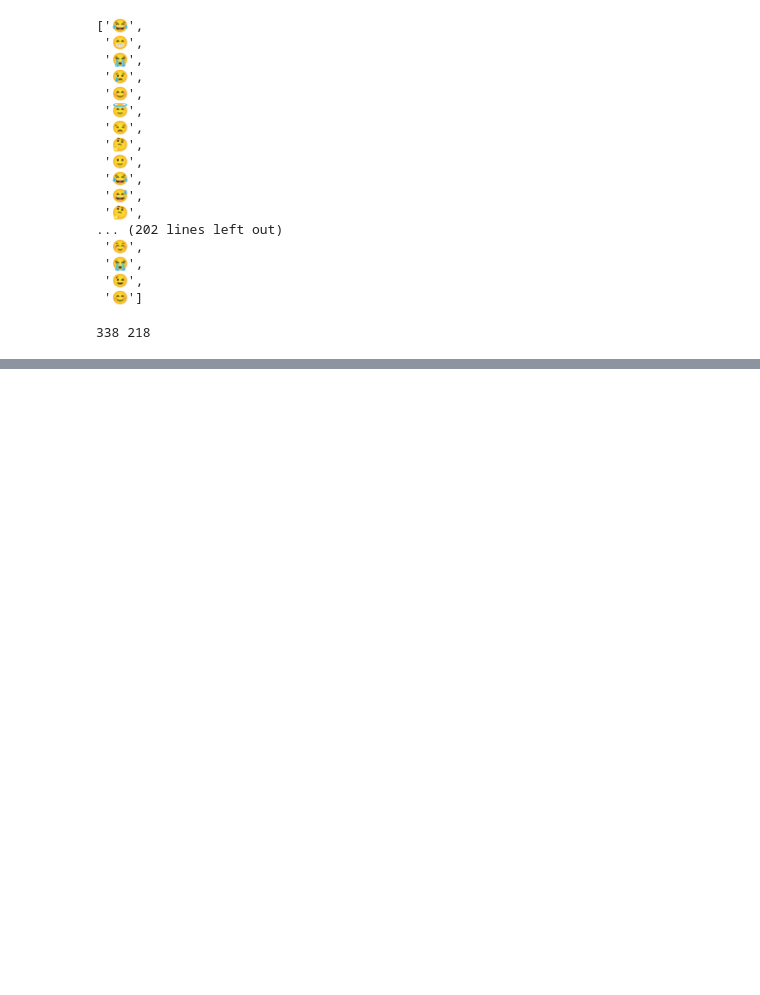
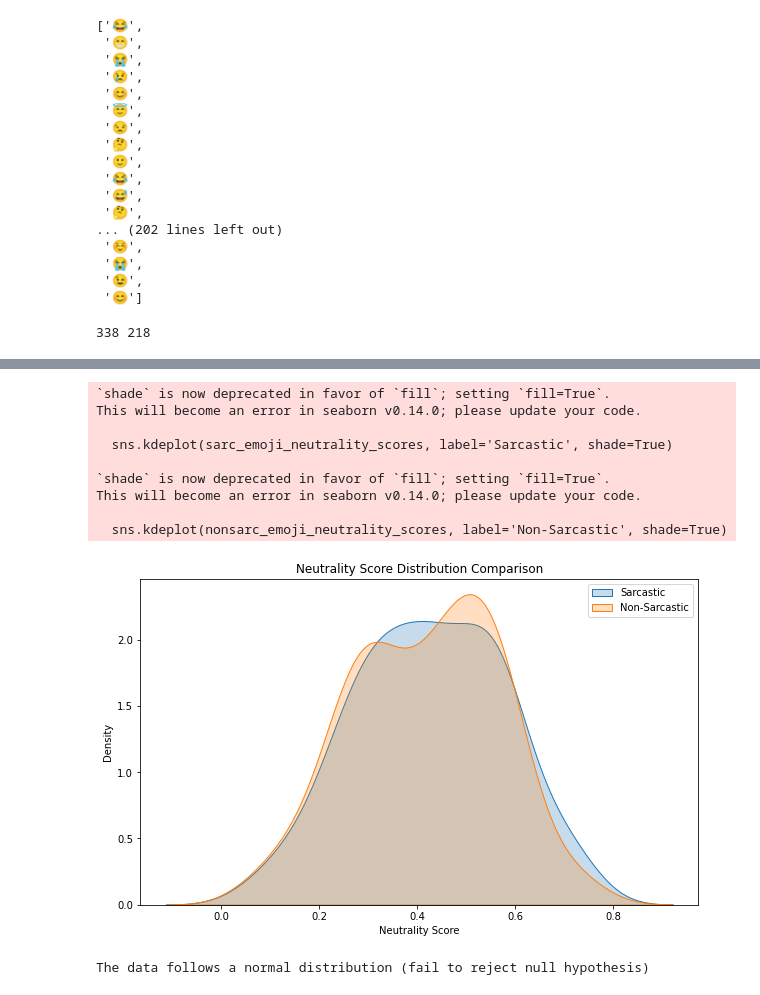
Before and after one commit to sba22224/Capstone_SBA22224, a Jupyter notebook: Code_Notebooks/Survey Data Processing.ipynb, the cells around one changed output, grey strips where cells are left out. Cells and saved outputs as stored; diff of their text form; code cells hidden in the pictures; blank space fills up the shorter version.

```diff
--- a/Code_Notebooks/Survey Data Processing.ipynb
+++ b/Code_Notebooks/Survey Data Processing.ipynb
@@ -1239,0 +1608,18 @@ print(len(sarc_emojis_list), len(nonsarc_emojis_list))
+# %%
+#Check the average pred_neut for each emotion in the list- non sarcastic
+
+#Create an empty list
+nonsarc_emoji_neutrality = {}
+
+#Find the relevant information for each emoji in the list in the df
+for emoji in nonsarc_emojis_list:
+    emoji_row = emotion_info[emotion_info['emoji'] == emoji]
+
+    #If the emoji is found get the sentiment score from the row
+    if not emoji_row.empty:
+        neutrality_score = emoji_row.iloc[0]['pred_neut']
+        nonsarc_emoji_neutrality[emoji] = neutrality_score
+
+#Check the dictionary
+for emoji, neutrality_score in nonsarc_emoji_neutrality.items():
+    print(f"Emoji: {emoji}, Neutrality Score: {neutrality_score:.5f}")
@@ -1239,0 +1644,51 @@ print(len(sarc_emojis_list), len(nonsarc_emojis_list))
+# %%
+#Use KDE plots to compare
+
+#Define plot size
+plt.figure(figsize=(10, 6))
+
+# Convert sentiment score dictionaries to lists
+sarc_emoji_neutrality_scores = list(sarc_emoji_neutrality.values())
+nonsarc_emoji_neutrality_scores = list(nonsarc_emoji_neutrality.values())
+
+#Define plot content
+sns.kdeplot(sarc_emoji_neutrality_scores, label='Sarcastic', shade=True)
+sns.kdeplot(nonsarc_emoji_neutrality_scores, label='Non-Sarcastic', shade=True)
+
+#Set axis labels, plot title and add a legend
+plt.title('Neutrality Score Distribution Comparison')
+plt.xlabel('Neutrality Score')
+plt.ylabel('Density')
+plt.legend()
+
+#Show the plot
+plt.show()
+# %% [output]
+`shade` is now deprecated in favor of `fill`; setting `fill=True`.
+This will become an error in seaborn v0.14.0; please update your code.
+
+  sns.kdeplot(sarc_emoji_neutrality_scores, label='Sarcastic', shade=True)
+
+`shade` is now deprecated in favor of `fill`; setting `fill=True`.
+This will become an error in seaborn v0.14.0; please update your code.
+
+  sns.kdeplot(nonsarc_emoji_neutrality_scores, label='Non-Sarcastic', shade=True)
+[figure, added]
+# %%
+#Determine if there is statistical significance between the means
+
+#First determine if parametric/non-parametric tests are suitable
+
+#Check if the average emojis is normally distributed using the shapiro wilk test
+
+#Perform shapiro wilk test
+statistic, p_value = shapiro(sarc_emoji_neutrality_scores)
+
+#Check the p-value to determine if the data follows a normal distribution
+alpha = 0.05
+if p_value > alpha:
+    print("The data follows a normal distribution (fail to reject null hypothesis)")
+else:
+    print("The data does not follow a normal distribution (reject null hypothesis)")
+# %% [output]
+The data follows a normal distribution (fail to reject null hypothesis)
```
Also changed, not shown: parts of 34 cells of this notebook.
